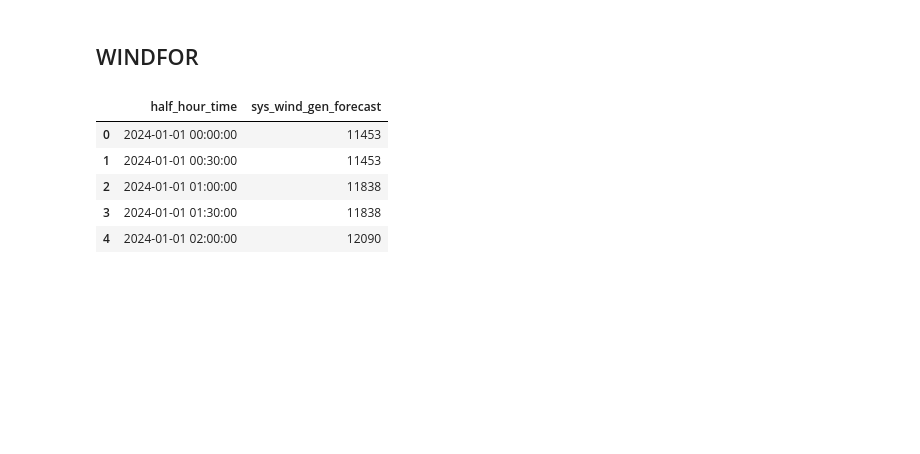
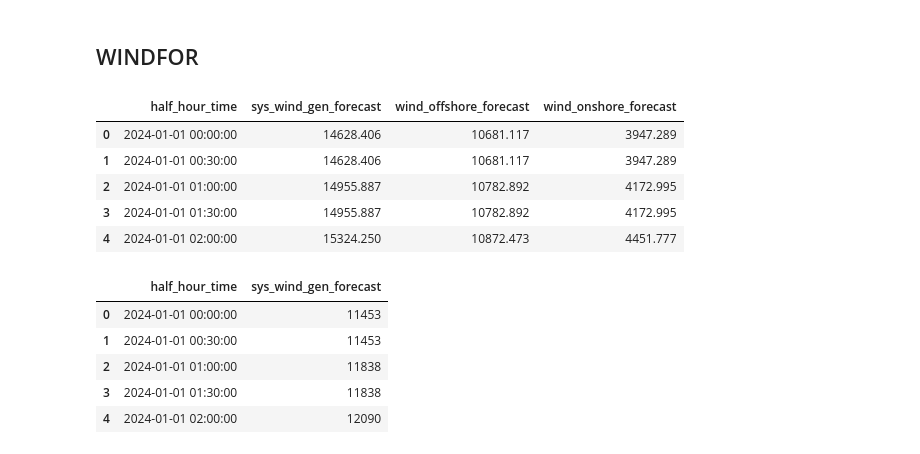
Before and after one commit to OkeMoyo/GB-Day-Ahead-Wind-Curtailment-Forecasts, a Jupyter notebook: pipeline/preprocessing/sandbox.ipynb, the cells around one changed output. Cells and saved outputs as stored; diff of their text form; code cells hidden in the pictures; blank space fills up the shorter version.

Commit message:
Updated wind generation forecast data extraction pipeline

```diff
--- a/pipeline/preprocessing/sandbox.ipynb
+++ b/pipeline/preprocessing/sandbox.ipynb
@@ -144,6 +133,16 @@ Index(['settlementDate', 'settlementPeriod', 'timeFrom', 'timeTo',
       dtype='object')
 # %% [markdown]
 ## WINDFOR
+# %%
+windfor = pd.read_parquet('data/processed/windfor/windfor_cleaned.parquet')
+windfor.head()
+# %% [output]
+|  | half_hour_time | sys_wind_gen_forecast | wind_offshore_forecast | wind_onshore_forecast |
+| 0 | 2024-01-01 00:00:00 | 14628.406 | 10681.117 | 3947.289 |
+| 1 | 2024-01-01 00:30:00 | 14628.406 | 10681.117 | 3947.289 |
+| 2 | 2024-01-01 01:00:00 | 14955.887 | 10782.892 | 4172.995 |
+| 3 | 2024-01-01 01:30:00 | 14955.887 | 10782.892 | 4172.995 |
+| 4 | 2024-01-01 02:00:00 | 15324.250 | 10872.473 | 4451.777 |
 # %%
 # Ingest data
 windfor = pd.read_parquet(r'data/raw/windfor/windfor.parquet')
```
Also changed, not shown: parts of 1 cell of this notebook, 3 other files.
